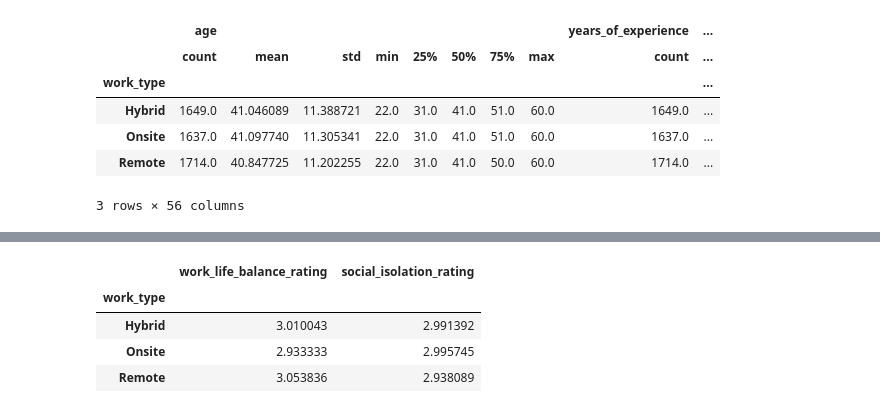
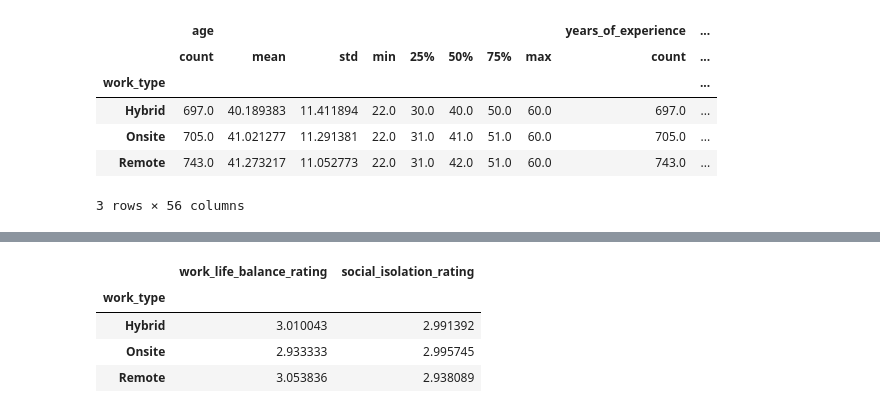
Before and after one commit to najafriederike/first_project, a Jupyter notebook: notebooks/main_lab.ipynb, the cells around one changed output, grey strips where cells are left out. Saved outputs shown, nothing was run; the diff lists cells and outputs as text; code cells hidden in the pictures.

Commit message:
cleaned versions

```diff
--- a/notebooks/main_lab.ipynb
+++ b/notebooks/main_lab.ipynb
@@ -25,0 +16,5 @@ df2
+# %%
+## DONE ##
+# Load the dataset from yaml file directory
+df2 = pd.read_csv(config['input_data']['mentalhealth_file'])
+df2
@@ -26,5 +35,12 @@ df2
 # %%
+# DONE #
 def df_mentalhealth_cleaning(df2):
+
+    """
+    Cleans the Impact_of_Remote_Work_on_Mental_Health.csv DataFrame by
+    performing multiple data preparation steps.
+    """
+
     #Rename the columns
 
     df2.columns = df2.columns.str.lower()
@@ -72,8 +88,6 @@ def df_mentalhealth_cleaning(df2):
 
     #Filtering for tech roles
 
-    df_tech = df2[df2["job_role"].isin(['Data Scientist', 'Software Engineer', 'Project Manager'])]
+    df2_cleaned = df2[df2["job_role"].isin(['Data Scientist', 'Software Engineer', 'Project Manager'])]
 
-    return df_tech
-
-df_mentalhealth_cleaning(df2)
+    return df2_cleaned
@@ -97,5 +93,0 @@ df_tech.to_csv('../data/clean/cleaned_mentalhealth_data.csv', index = False)
-# %%
-#Rename the columns
-
-df2.columns = df2.columns.str.lower()
-df2
@@ -141,0 +94,3 @@ np.int64(0)
+# %%
+df2_cleaned = df_mentalhealth_cleaning(df2)
+df2_cleaned
@@ -304,11 +157,11 @@ memory usage: 98.7+ KB
 # %%
-# Select only numeric columns
-df2.groupby('work_type').describe()
+# Summary statistics, select only numeric columns
+df2_cleaned.groupby('work_type').describe()
 # %% [output]
 |  | age |  |  |  |  |  |  |  | years_of_experience | ... |
 |  | count | mean | std | min | 25% | 50% | 75% | max | count | ... |
 | work_type |  |  |  |  |  |  |  |  |  | ... |
-| Hybrid | 1649.0 | 41.046089 | 11.388721 | 22.0 | 31.0 | 41.0 | 51.0 | 60.0 | 1649.0 | ... |
-| Onsite | 1637.0 | 41.097740 | 11.305341 | 22.0 | 31.0 | 41.0 | 51.0 | 60.0 | 1637.0 | ... |
-| Remote | 1714.0 | 40.847725 | 11.202255 | 22.0 | 31.0 | 41.0 | 50.0 | 60.0 | 1714.0 | ... |
+| Hybrid | 697.0 | 40.189383 | 11.411894 | 22.0 | 30.0 | 40.0 | 50.0 | 60.0 | 697.0 | ... |
+| Onsite | 705.0 | 41.021277 | 11.291381 | 22.0 | 31.0 | 41.0 | 51.0 | 60.0 | 705.0 | ... |
+| Remote | 743.0 | 41.273217 | 11.052773 | 22.0 | 31.0 | 42.0 | 51.0 | 60.0 | 743.0 | ... |
 3 rows × 56 columns
```
Also changed, not shown: parts of 38 cells of this notebook, 8 other files.
